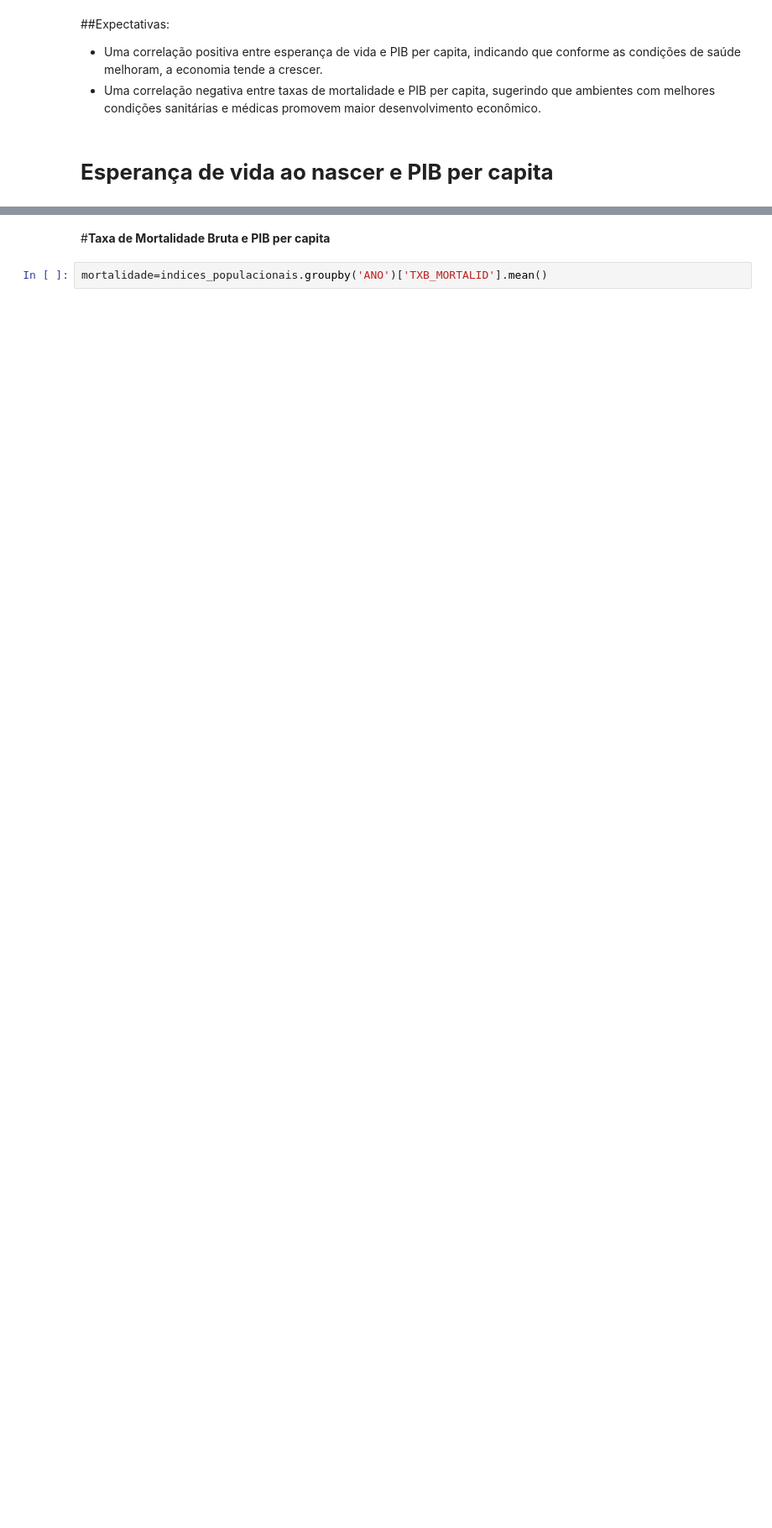
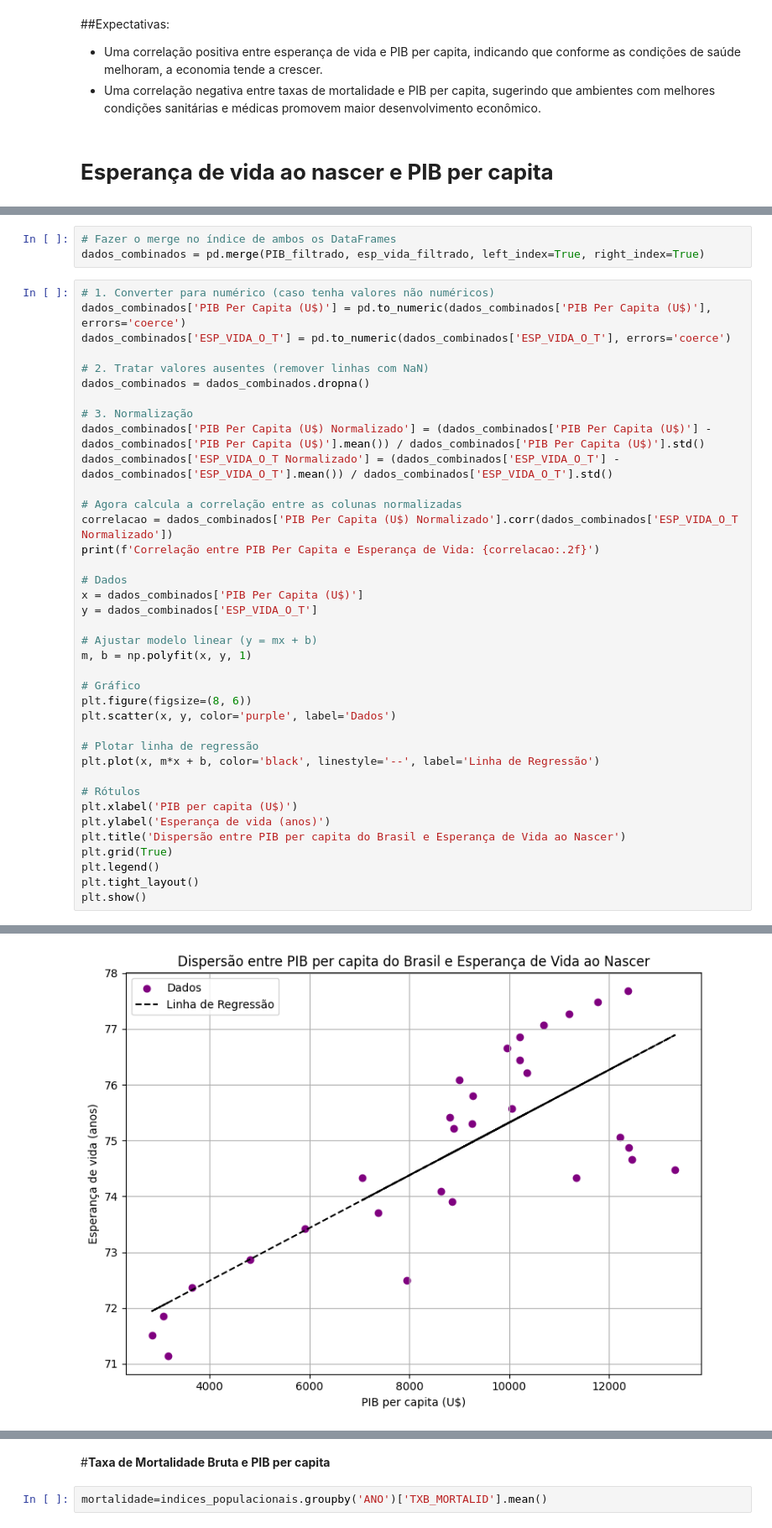
Before and after one commit to gabyxsantos/Economia, a Jupyter notebook: atualizandodf.ipynb, the cells around one changed output, grey strips where cells are left out. Shown at 84% size. Saved outputs shown, nothing was run; the diff lists cells and outputs as text; blank space fills up the shorter version.

```diff
--- a/atualizandodf.ipynb
+++ b/atualizandodf.ipynb
@@ -1000,0 +903,42 @@ plt.show()
+# %%
+# Fazer o merge no índice de ambos os DataFrames
+dados_combinados = pd.merge(PIB_filtrado, esp_vida_filtrado, left_index=True, right_index=True)
+# %%
+# 1. Converter para numérico (caso tenha valores não numéricos)
+dados_combinados['PIB Per Capita (U$)'] = pd.to_numeric(dados_combinados['PIB Per Capita (U$)'], errors='coerce')
+dados_combinados['ESP_VIDA_O_T'] = pd.to_numeric(dados_combinados['ESP_VIDA_O_T'], errors='coerce')
+
+# 2. Tratar valores ausentes (remover linhas com NaN)
+dados_combinados = dados_combinados.dropna()
+
+# 3. Normalização
+dados_combinados['PIB Per Capita (U$) Normalizado'] = (dados_combinados['PIB Per Capita (U$)'] - dados_combinados['PIB Per Capita (U$)'].mean()) / dados_combinados['PIB Per Capita (U$)'].std()
+dados_combinados['ESP_VIDA_O_T Normalizado'] = (dados_combinados['ESP_VIDA_O_T'] - dados_combinados['ESP_VIDA_O_T'].mean()) / dados_combinados['ESP_VIDA_O_T'].std()
+
+# Agora calcula a correlação entre as colunas normalizadas
+correlacao = dados_combinados['PIB Per Capita (U$) Normalizado'].corr(dados_combinados['ESP_VIDA_O_T Normalizado'])
+print(f'Correlação entre PIB Per Capita e Esperança de Vida: {correlacao:.2f}')
+
+# Dados
+x = dados_combinados['PIB Per Capita (U$)']
+y = dados_combinados['ESP_VIDA_O_T']
+
+# Ajustar modelo linear (y = mx + b)
+m, b = np.polyfit(x, y, 1)
+
+# Gráfico
+plt.figure(figsize=(8, 6))
+plt.scatter(x, y, color='purple', label='Dados')
+
+# Plotar linha de regressão
+plt.plot(x, m*x + b, color='black', linestyle='--', label='Linha de Regressão')
+
+# Rótulos
+plt.xlabel('PIB per capita (U$)')
+plt.ylabel('Esperança de vida (anos)')
+plt.title('Dispersão entre PIB per capita do Brasil e Esperança de Vida ao Nascer')
+plt.grid(True)
+plt.legend()
+plt.tight_layout()
+plt.show()
+# %% [output]
@@ -1000,0 +946 @@ plt.show()
+[figure, added]
```
Also changed, not shown: parts of 29 cells of this notebook.
